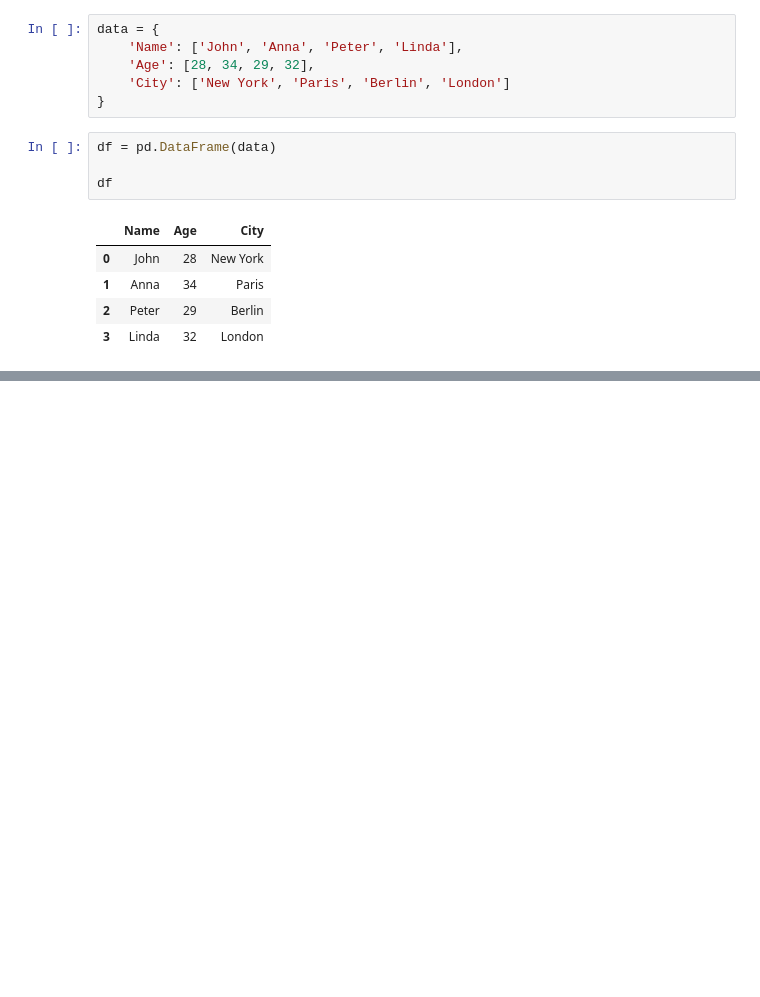
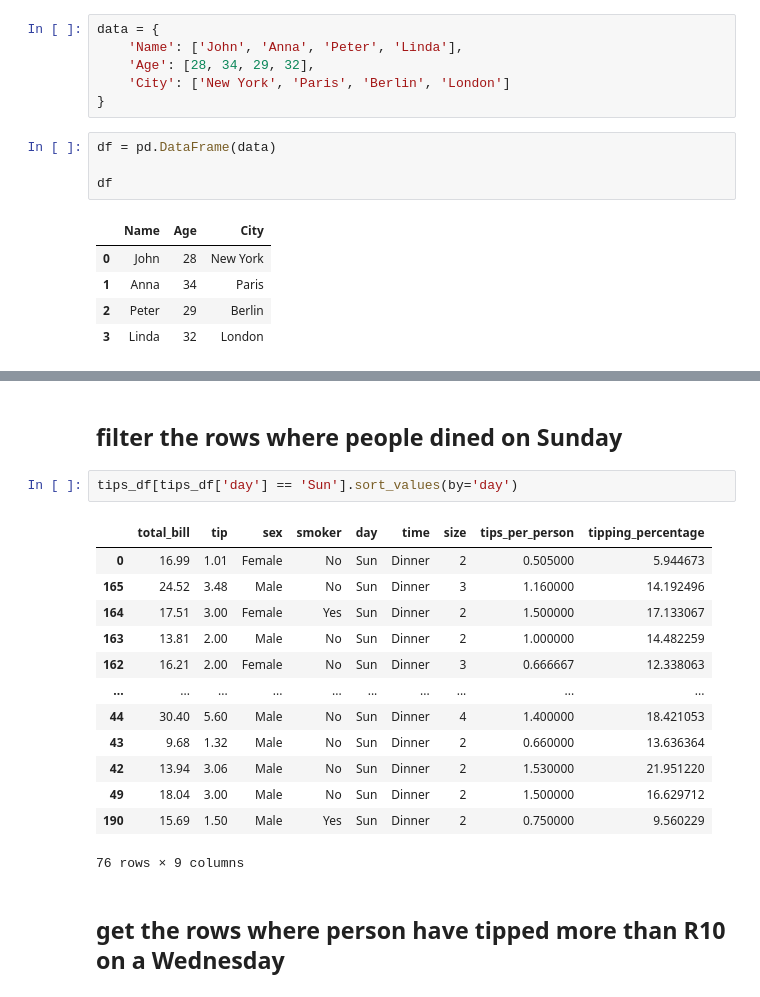
Before and after one commit to gemmaporrill1/replit, a Jupyter notebook: day_16_pandas_intro.ipynb, the cells around one changed output, grey strips where cells are left out. Drawn from its saved outputs; the diff is of its cells as text; blank space fills up the shorter version.

```diff
--- a/day_16_pandas_intro.ipynb
+++ b/day_16_pandas_intro.ipynb
@@ -43,0 +211,20 @@ Name: Name, dtype: object
+# %% [markdown]
+## filter the rows where people dined on Sunday
+# %%
+tips_df[tips_df['day'] == 'Sun'].sort_values(by='day')
+# %% [output]
+|  | total_bill | tip | sex | smoker | day | time | size | tips_per_person | tipping_percentage |
+| 0 | 16.99 | 1.01 | Female | No | Sun | Dinner | 2 | 0.505000 | 5.944673 |
+| 165 | 24.52 | 3.48 | Male | No | Sun | Dinner | 3 | 1.160000 | 14.192496 |
+| 164 | 17.51 | 3.00 | Female | Yes | Sun | Dinner | 2 | 1.500000 | 17.133067 |
+| 163 | 13.81 | 2.00 | Male | No | Sun | Dinner | 2 | 1.000000 | 14.482259 |
+| 162 | 16.21 | 2.00 | Female | No | Sun | Dinner | 3 | 0.666667 | 12.338063 |
+| ... | ... | ... | ... | ... | ... | ... | ... | ... | ... |
+| 44 | 30.40 | 5.60 | Male | No | Sun | Dinner | 4 | 1.400000 | 18.421053 |
+| 43 | 9.68 | 1.32 | Male | No | Sun | Dinner | 2 | 0.660000 | 13.636364 |
+| 42 | 13.94 | 3.06 | Male | No | Sun | Dinner | 2 | 1.530000 | 21.951220 |
+| 49 | 18.04 | 3.00 | Male | No | Sun | Dinner | 2 | 1.500000 | 16.629712 |
+| 190 | 15.69 | 1.50 | Male | Yes | Sun | Dinner | 2 | 0.750000 | 9.560229 |
+76 rows × 9 columns
+# %% [markdown]
+## get the rows where person have tipped more than R10 on a Wednesday
```
Also changed, not shown: parts of 48 cells of this notebook, 2 other files.
